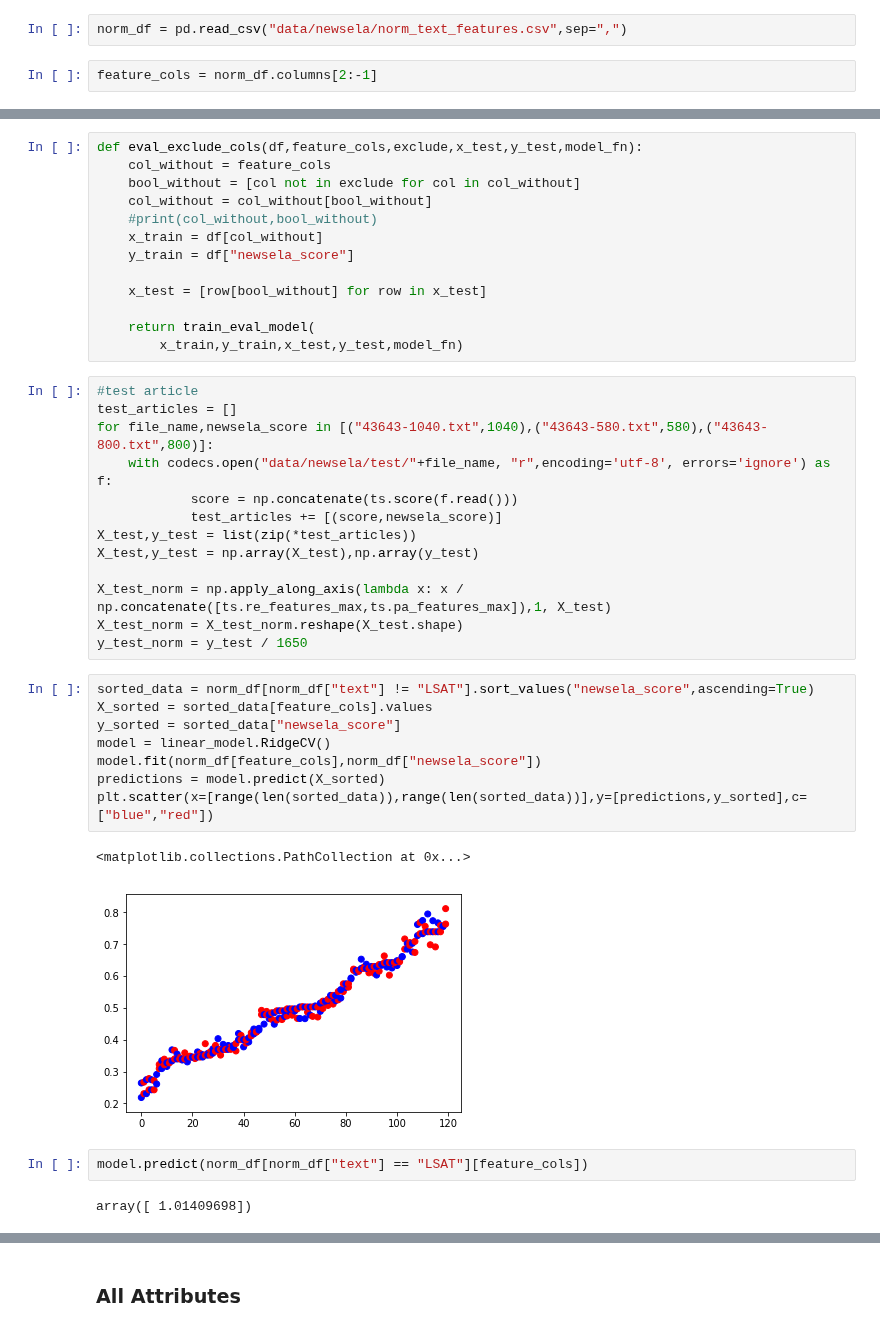
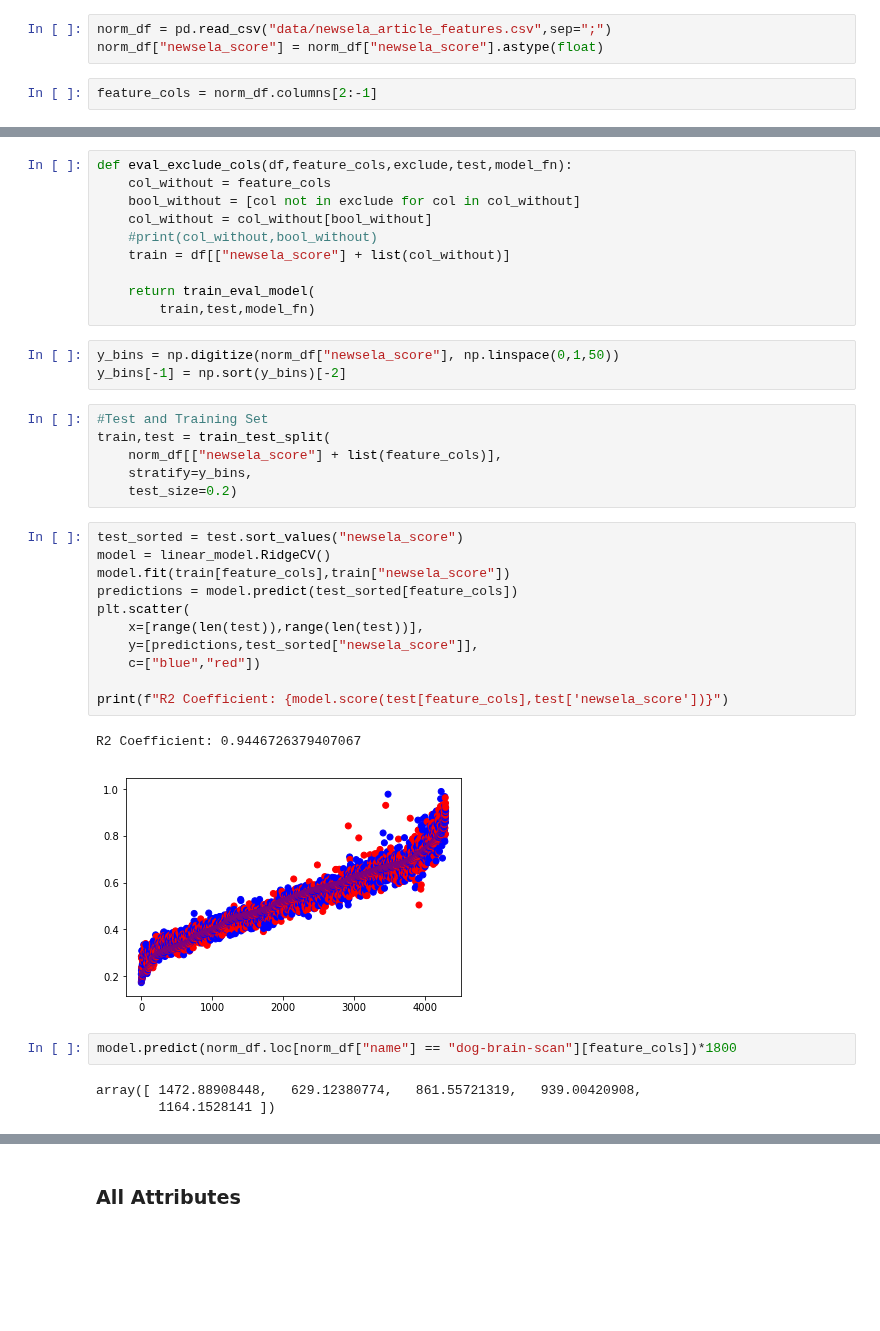
Before and after one commit to PaulOpu/TS_LossFunction, a Jupyter notebook: code/Opuchlich_FeatureRegression.ipynb, the cells around one changed output, grey strips where cells are left out. Drawn from its saved outputs; the diff is of its cells as text; blank space fills up the shorter version.

Commit message:
Training Data for NN

```diff
--- a/code/Opuchlich_FeatureRegression.ipynb
+++ b/code/Opuchlich_FeatureRegression.ipynb
@@ -229,7 +258,8 @@ norm_df.loc[df["text"] == "LSAT"]
 * LassoCV
 * RidgeCV
 # %%
-norm_df = pd.read_csv("data/newsela/norm_text_features.csv",sep=",")
+norm_df = pd.read_csv("data/newsela_article_features.csv",sep=";")
+norm_df["newsela_score"] = norm_df["newsela_score"].astype(float)
 # %%
 feature_cols = norm_df.columns[2:-1]
 # %%
@@ -249,43 +281,40 @@ def train_eval_model(x_train,y_train,x_test,y_test,model_fn):
 
     return model
 # %%
-def eval_exclude_cols(df,feature_cols,exclude,x_test,y_test,model_fn):
+def eval_exclude_cols(df,feature_cols,exclude,test,model_fn):
     col_without = feature_cols
     bool_without = [col not in exclude for col in col_without]
     col_without = col_without[bool_without]
     #print(col_without,bool_without)
-    x_train = df[col_without]
-    y_train = df["newsela_score"]
-
-    x_test = [row[bool_without] for row in x_test]
+    train = df[["newsela_score"] + list(col_without)]
 
     return train_eval_model(
-        x_train,y_train,x_test,y_test,model_fn)
+        train,test,model_fn)
-# %%
-#test article
-test_articles = []
-for file_name,newsela_score in [("43643-1040.txt",1040),("43643-580.txt",580),("43643-800.txt",800)]:
-    with codecs.open("data/newsela/test/"+file_name, "r",encoding='utf-8', errors='ignore') as f:
-            score = np.concatenate(ts.score(f.read()))
-            test_articles += [(score,newsela_score)]
-X_test,y_test = list(zip(*test_articles))
-X_test,y_test = np.array(X_test),np.array(y_test)
-
-X_test_norm = np.apply_along_axis(lambda x: x / np.concatenate([ts.re_features_max,ts.pa_features_max]),1, X_test)
-X_test_norm = X_test_norm.reshape(X_test.shape)
-y_test_norm = y_test / 1650
+# %%
+y_bins = np.digitize(norm_df["newsela_score"], np.linspace(0,1,50))
+y_bins[-1] = np.sort(y_bins)[-2]
+# %%
+#Test and Training Set
+train,test = train_test_split(
+    norm_df[["newsela_score"] + list(feature_cols)],
+    stratify=y_bins,
+    test_size=0.2)
 # %%
-sorted_data = norm_df[norm_df["text"] != "LSAT"].sort_values("newsela_score",ascending=True)
-X_sorted = sorted_data[feature_cols].values
-y_sorted = sorted_data["newsela_score"]
+test_sorted = test.sort_values("newsela_score")
 model = linear_model.RidgeCV()
-model.fit(norm_df[feature_cols],norm_df["newsela_score"])
-predictions = model.predict(X_sorted)
-plt.scatter(x=[range(len(sorted_data)),range(len(sorted_data))],y=[predictions,y_sorted],c=["blue","red"])
+model.fit(train[feature_cols],train["newsela_score"])
+predictions = model.predict(test_sorted[feature_cols])
+plt.scatter(
+    x=[range(len(test)),range(len(test))],
+    y=[predictions,test_sorted["newsela_score"]],
+    c=["blue","red"])
+
+print(f"R2 Coefficient: {model.score(test[feature_cols],test['newsela_score'])}")
 # %% [output]
-<matplotlib.collections.PathCollection at 0x...>
+R2 Coefficient: 0.9446726379407067
-[figure, old version]
+[figure, new version]
 # %%
-model.predict(norm_df[norm_df["text"] == "LSAT"][feature_cols])
+model.predict(norm_df.loc[norm_df["name"] == "dog-brain-scan"][feature_cols])*1800
 # %% [output]
-array([ 1.01409698])
+array([ 1472.88908448,   629.12380774,   861.55721319,   939.00420908,
+        1164.1528141 ])
```
Also changed, not shown: parts of 41 cells of this notebook, 1 other file.
